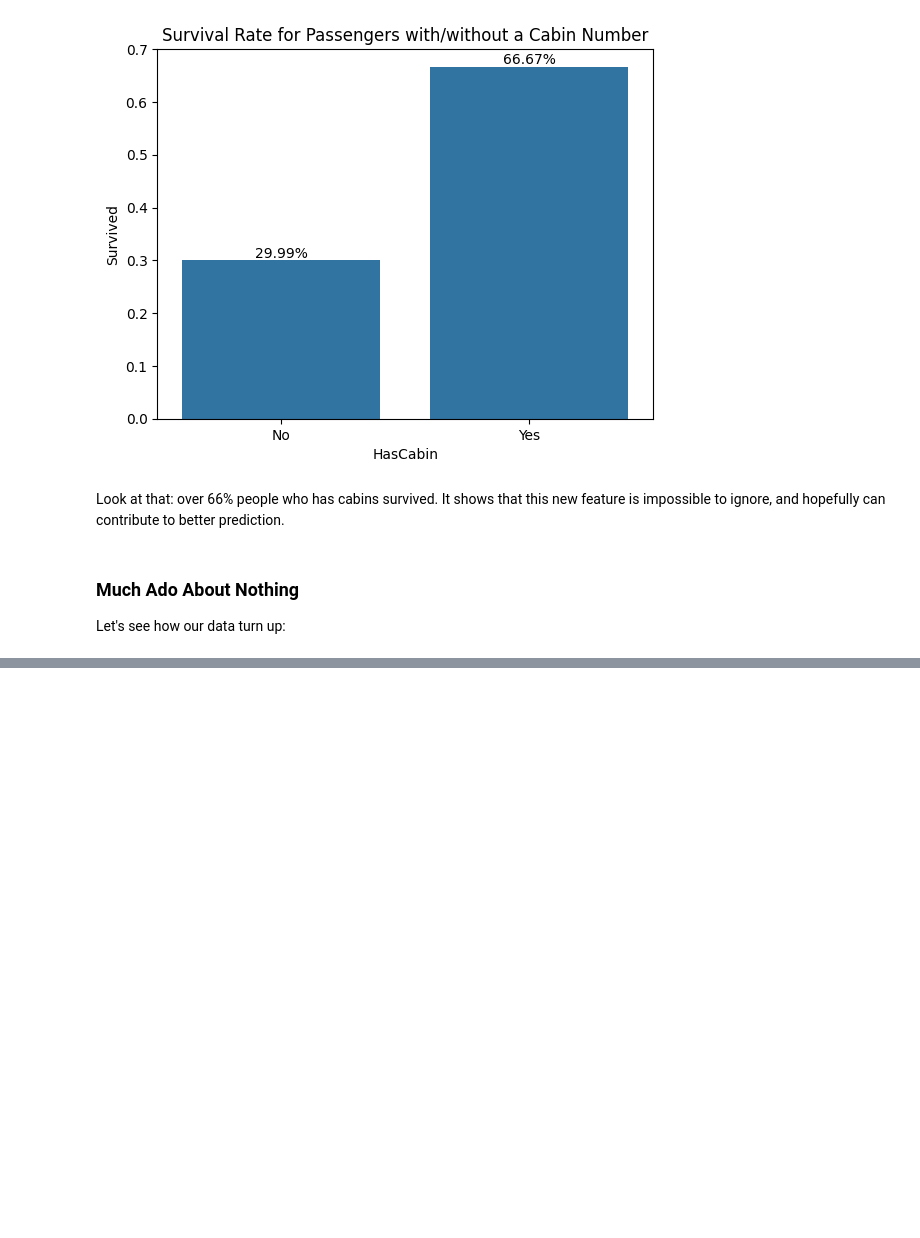
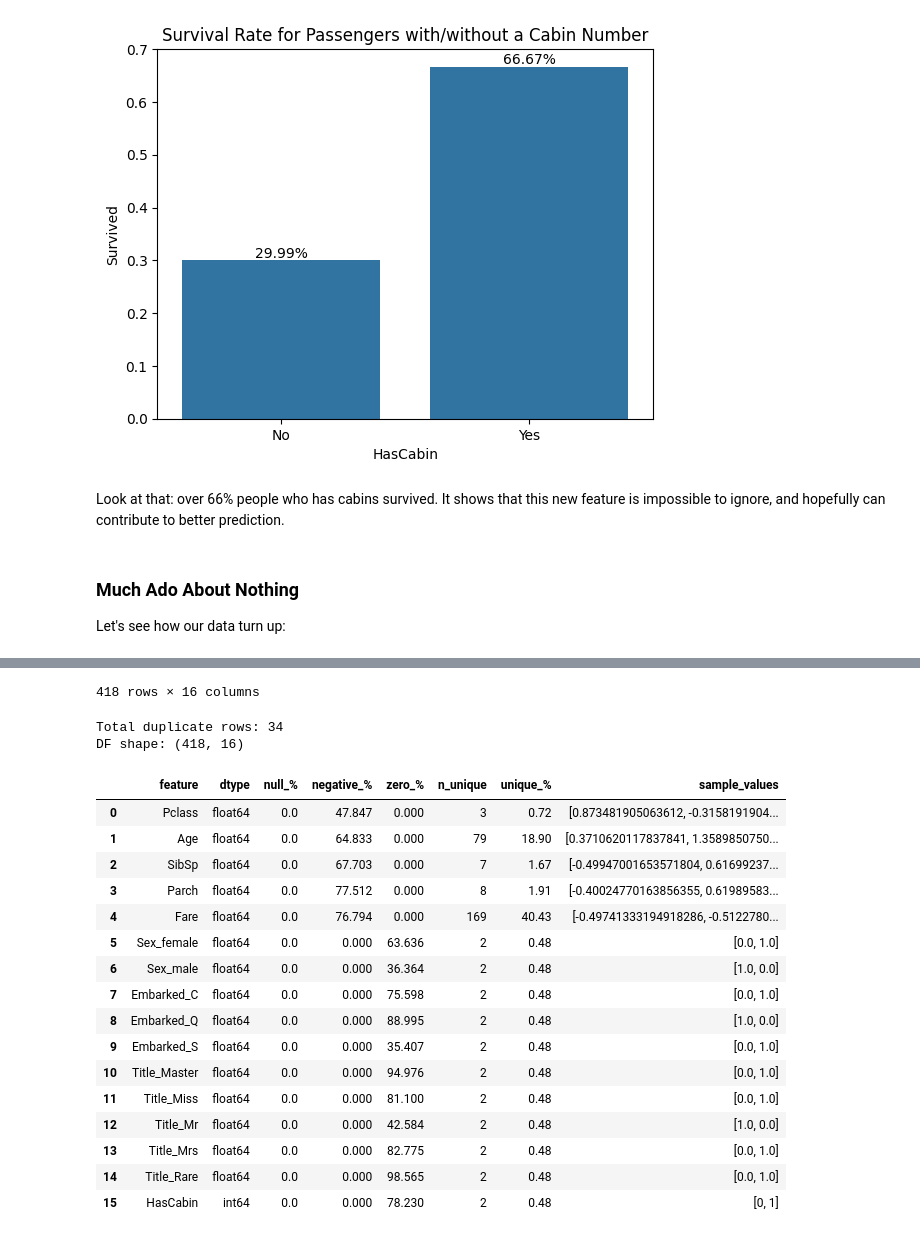
Before and after one commit to rbennum/titanic-survival, a Jupyter notebook: notebooks/explorations.ipynb, the cells around one changed output, grey strips where cells are left out. Saved outputs shown, nothing was run; the diff lists cells and outputs as text; code cells hidden in the pictures; blank space fills up the shorter version.

```diff
--- a/notebooks/explorations.ipynb
+++ b/notebooks/explorations.ipynb
@@ -457,0 +556,9 @@ Let's skim
+# %%
+df_temp = df_train_copy.copy()
+
+ohe = OneHotEncoder(handle_unknown='ignore', sparse_output=False)
+ohe_train_features = ohe.fit_transform(df_temp[cat_cols])
+ohe_train_df = pd.DataFrame(ohe_train_features, index=df_temp.index, columns=ohe.get_feature_names_out())
+
+display(ohe_train_features)
+display(ohe.get_feature_names_out())
@@ -457,0 +662,8 @@ Let's skim
+# %%
+df_numerical_scaler = df_train_copy.copy()
+scaler = StandardScaler()
+df_numerical_scaler[num_cols] = scaler.fit_transform(df_numerical_scaler[num_cols])
+
+display(df_numerical_scaler.head())
+display(skim_data(df_numerical_scaler))
+display(df_numerical_scaler[num_cols].describe())
@@ -457,0 +760,35 @@ Let's skim
+# %%
+def preprocess_test() -> pd.DataFrame:
+    df_test_copy = df_test.copy()
+    df_test_copy = title_extractor(df_test_copy)
+
+    median_age = df_train['Age'].median()
+    df_test_copy['Age'] = df_test_copy['Age'].fillna(median_age)
+
+    df_test_copy = (
+        df_test_copy
+        .assign(
+            HasCabin=lambda x: x['Cabin'].notna().astype(int)
+        )
+    )
+
+    median_fare = df_train['Fare'].median()
+    df_test_copy['Fare'] = df_test_copy['Fare'].fillna(median_fare)
+
+    ohe = OneHotEncoder(handle_unknown='ignore', sparse_output=False)
+    ohe_test_features = ohe.fit_transform(df_test_copy[cat_cols])
+    ohe_test_df = pd.DataFrame(ohe_test_features, index=df_test.index, columns=ohe.get_feature_names_out())
+
+    scaler = StandardScaler()
+    df_test_copy[num_cols] = scaler.fit_transform(df_test_copy[num_cols])
+
+    return (
+        pd.concat([df_test_copy[num_cols],
+                   ohe_test_df,
+                   df_test_copy['HasCabin']], axis=1)
+    )
+
+df_test_processed = preprocess_test()
+display(df_test_processed)
+display(skim_data(df_test_processed))
+# %% [output]
@@ -457,0 +807,20 @@ Let's skim
+418 rows × 16 columns
+Total duplicate rows: 34
+DF shape: (418, 16)
+|  | feature | dtype | null_% | negative_% | zero_% | n_unique | unique_% | sample_values |
+| 0 | Pclass | float64 | 0.0 | 47.847 | 0.000 | 3 | 0.72 | [0.873481905063612, -0.3158191904... |
+| 1 | Age | float64 | 0.0 | 64.833 | 0.000 | 79 | 18.90 | [0.3710620117837841, 1.3589850750... |
+| 2 | SibSp | float64 | 0.0 | 67.703 | 0.000 | 7 | 1.67 | [-0.49947001653571804, 0.61699237... |
+| 3 | Parch | float64 | 0.0 | 77.512 | 0.000 | 8 | 1.91 | [-0.40024770163856355, 0.61989583... |
+| 4 | Fare | float64 | 0.0 | 76.794 | 0.000 | 169 | 40.43 | [-0.49741333194918286, -0.5122780... |
+| 5 | Sex_female | float64 | 0.0 | 0.000 | 63.636 | 2 | 0.48 | [0.0, 1.0] |
+| 6 | Sex_male | float64 | 0.0 | 0.000 | 36.364 | 2 | 0.48 | [1.0, 0.0] |
+| 7 | Embarked_C | float64 | 0.0 | 0.000 | 75.598 | 2 | 0.48 | [0.0, 1.0] |
+| 8 | Embarked_Q | float64 | 0.0 | 0.000 | 88.995 | 2 | 0.48 | [1.0, 0.0] |
+| 9 | Embarked_S | float64 | 0.0 | 0.000 | 35.407 | 2 | 0.48 | [0.0, 1.0] |
+| 10 | Title_Master | float64 | 0.0 | 0.000 | 94.976 | 2 | 0.48 | [0.0, 1.0] |
+| 11 | Title_Miss | float64 | 0.0 | 0.000 | 81.100 | 2 | 0.48 | [0.0, 1.0] |
+| 12 | Title_Mr | float64 | 0.0 | 0.000 | 42.584 | 2 | 0.48 | [1.0, 0.0] |
+| 13 | Title_Mrs | float64 | 0.0 | 0.000 | 82.775 | 2 | 0.48 | [0.0, 1.0] |
+| 14 | Title_Rare | float64 | 0.0 | 0.000 | 98.565 | 2 | 0.48 | [0.0, 1.0] |
+| 15 | HasCabin | int64 | 0.0 | 0.000 | 78.230 | 2 | 0.48 | [0, 1] |
```
Also changed, not shown: parts of 31 cells of this notebook.
